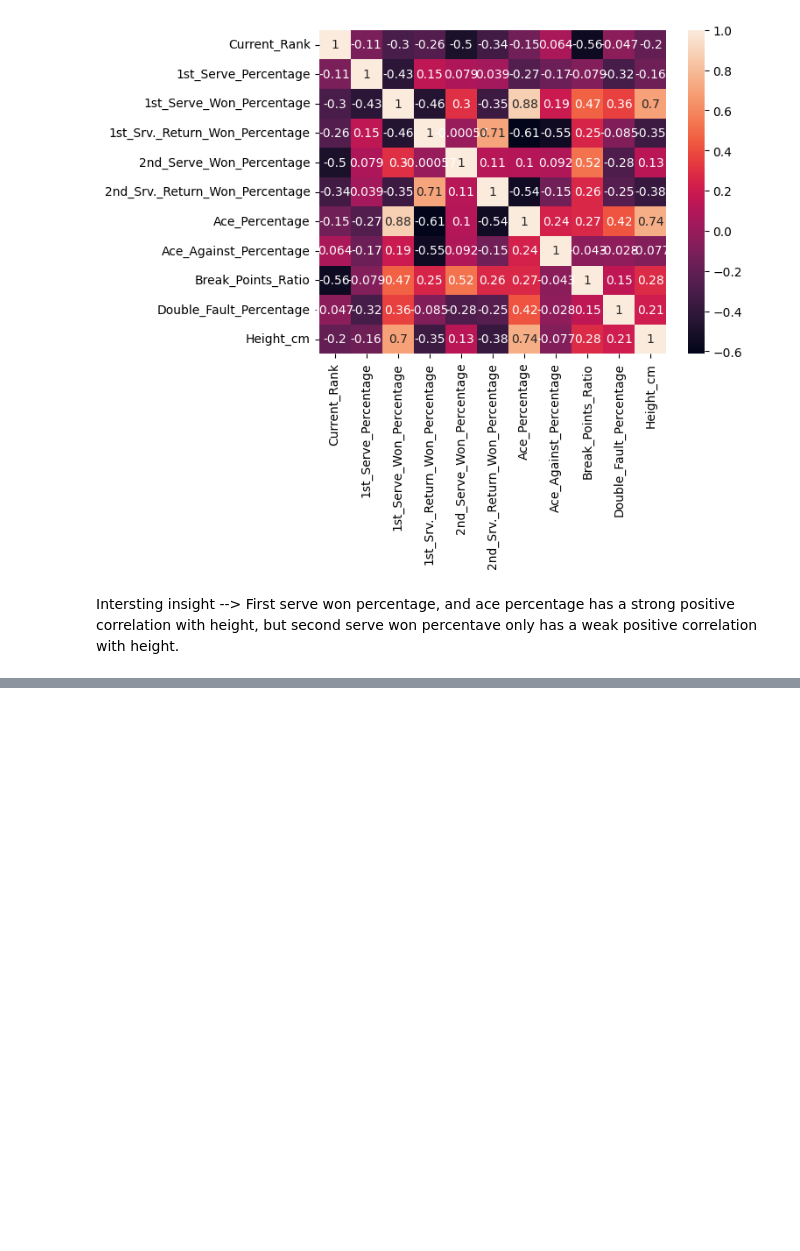
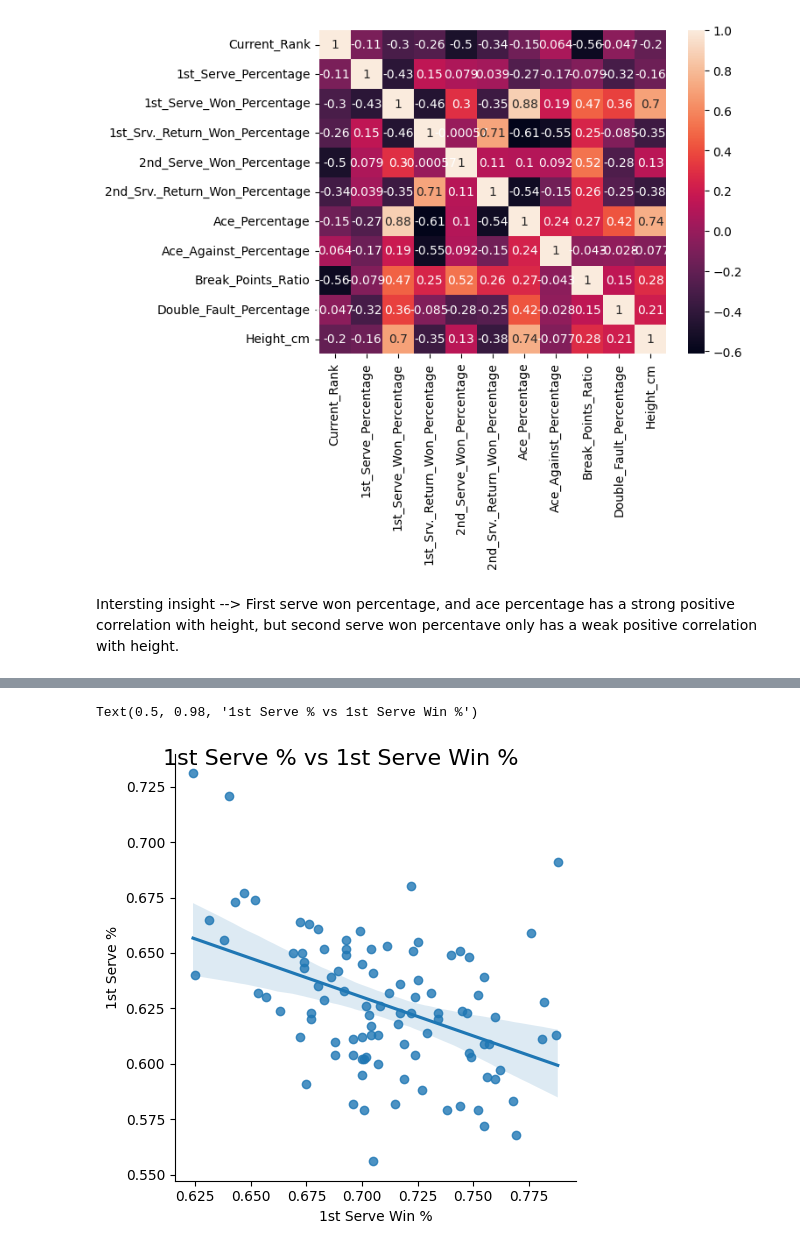
Before and after one commit to swb1113/ATP_data_analysis, a Jupyter notebook: ATP_players_analysis.ipynb, the cells around one changed output, grey strips where cells are left out. Drawn from its saved outputs; the diff is of its cells as text; code cells hidden in the pictures; blank space fills up the shorter version.

```diff
--- a/ATP_players_analysis.ipynb
+++ b/ATP_players_analysis.ipynb
@@ -158,3 +167,12 @@ Text(0.5, 0.98, 'Total Win % vs 1st Serve Won %')
+# %%
+plot = sns.lmplot(x='1st_Serve_Won_Percentage', y='1st_Serve_Percentage', data=df)
+
+plot.set(xlabel = '1st Serve Win %', ylabel = '1st Serve %')
+plot.fig.suptitle("1st Serve % vs 1st Serve Win %",
+                  fontsize=16, fontdict={"weight": "bold"})
+# %% [output]
+Text(0.5, 0.98, '1st Serve % vs 1st Serve Win %')
+[figure, added]
 # %%
 plot = sns.lmplot(x='2nd_Serve_Won_Percentage', y='Total_Win_Percentage', data=df)
 
```
Also changed, not shown: parts of 16 cells of this notebook.
